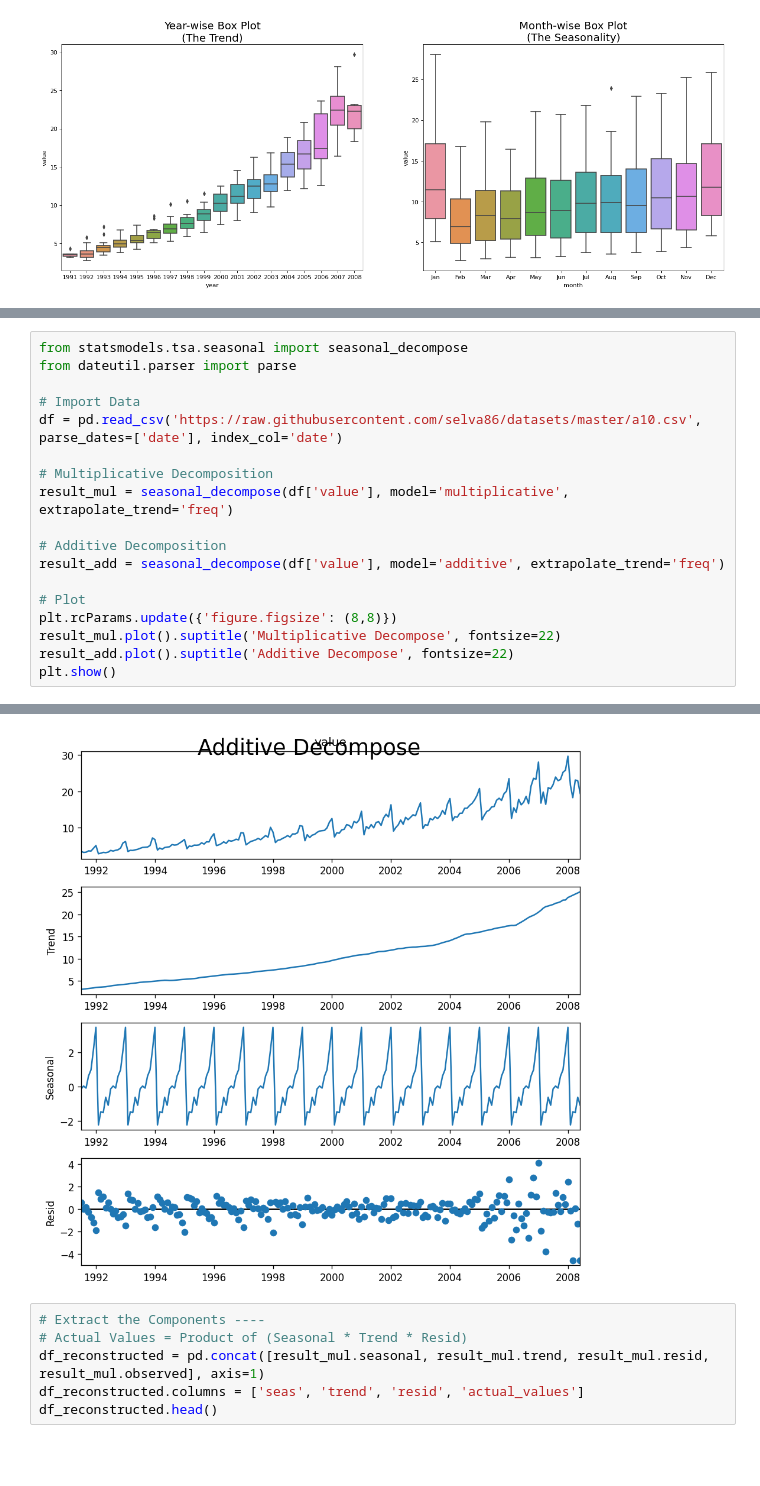
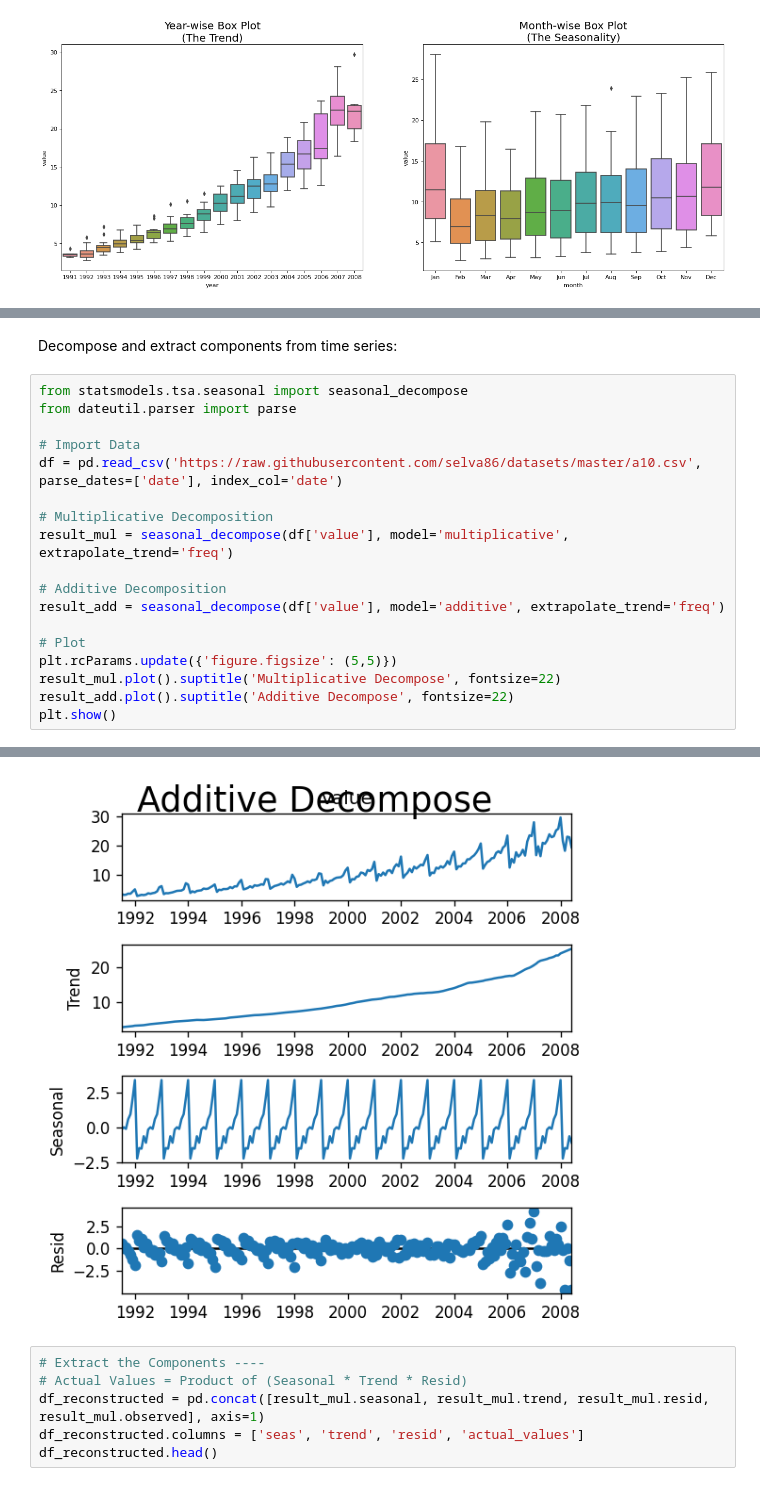
Before and after one commit to DavidCarricondo/Notebooks-tutorials, a Jupyter notebook: Time_series/Untitled.ipynb, the cells around one changed output, grey strips where cells are left out. Cells and saved outputs as stored; diff of their text form; blank space fills up the shorter version.

```diff
--- a/Time_series/Untitled.ipynb
+++ b/Time_series/Untitled.ipynb
@@ -130,3 +116,5 @@ Name: value, Length: 204, dtype: float64
+# %% [markdown]
+Decompose and extract components from time series:
 # %%
 from statsmodels.tsa.seasonal import seasonal_decompose
 from dateutil.parser import parse
@@ -141,7 +129,7 @@ result_mul = seasonal_decompose(df['value'], model='multiplicative', extrapolate
 result_add = seasonal_decompose(df['value'], model='additive', extrapolate_trend='freq')
 
 # Plot
-plt.rcParams.update({'figure.figsize': (8,8)})
+plt.rcParams.update({'figure.figsize': (5,5)})
 result_mul.plot().suptitle('Multiplicative Decompose', fontsize=22)
 result_add.plot().suptitle('Additive Decompose', fontsize=22)
 plt.show()
@@ -150,4 +138,4 @@ plt.show()
-[figure, old version]
+[figure, new version]
 # %%
 # Extract the Components ----
 # Actual Values = Product of (Seasonal * Trend * Resid)
```
Also changed, not shown: parts of 4 cells of this notebook.
